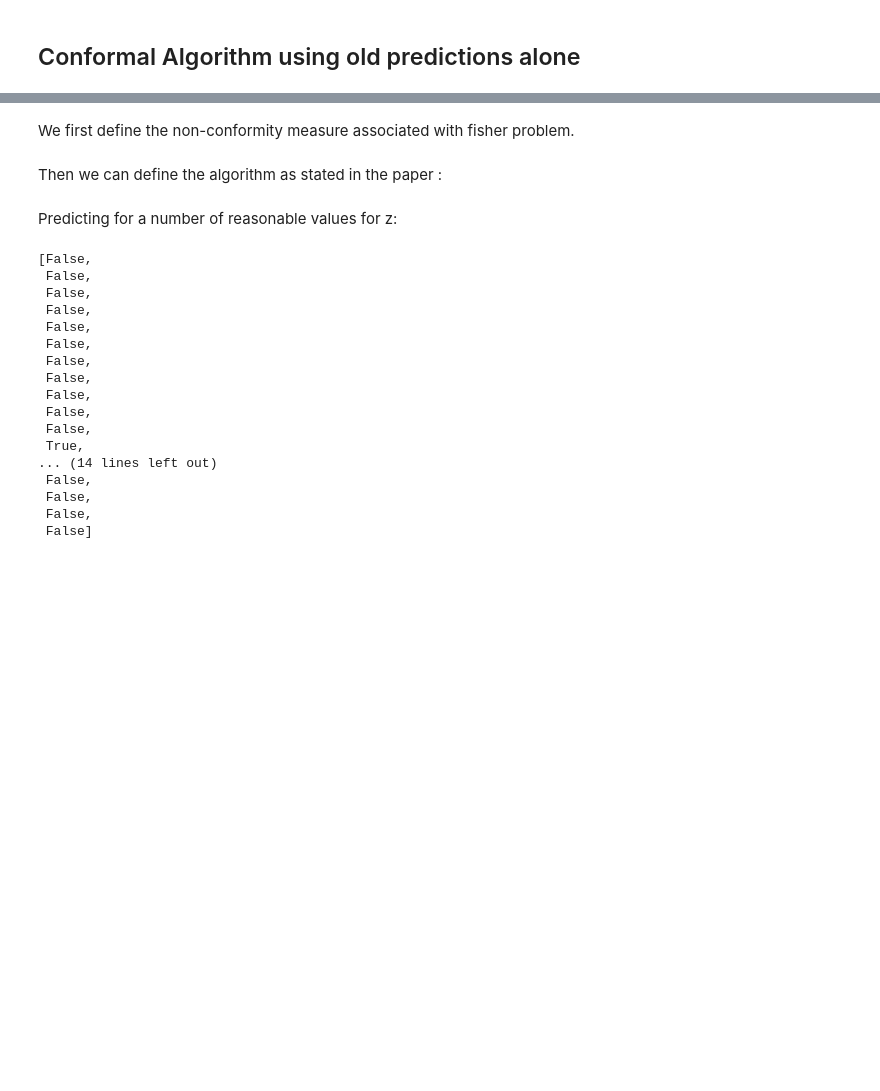
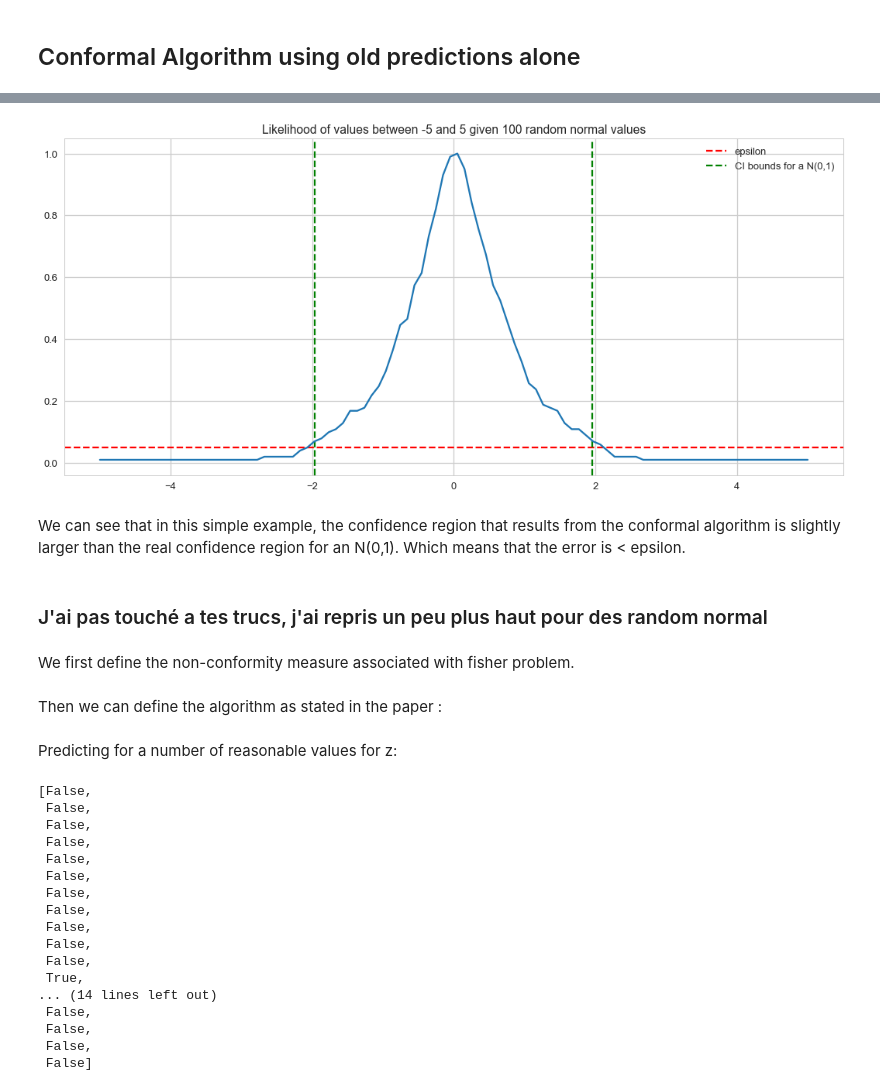
Before and after one commit to eacquarone/OnlineLearning, a Jupyter notebook: Online Learning.ipynb, the cells around one changed output, grey strips where cells are left out. Saved outputs shown, nothing was run; the diff lists cells and outputs as text; code cells hidden in the pictures; blank space fills up the shorter version.

```diff
--- a/Online Learning.ipynb
+++ b/Online Learning.ipynb
@@ -23,3 +116,31 @@ list_fisher = [17,20,10,17,12,15,19,22,17,
+# %%
+def conformal_algorithm_from_old_examples(non_conformity_measure, previous_examples, new_example, epsilon=0.05):
+    n = len(previous_examples) + 1
+    examples = list(previous_examples) + [new_example]
+
+    alphas = []
+    for i in range(n):
+        alphas.append(non_conformity_measure(examples[:i] + examples[i+1:], examples[i]))
+
+    p = np.mean(np.array(alphas) >= alphas[-1])
+    return p > epsilon, p
+# %%
+probabilities = [conformal_algorithm_from_old_examples(nonconformity_measure, Z, x, epsilon=0.05)[1] for x in space]
+# %%
+plt.figure(figsize=(18, 8))
+plt.title(f"Likelihood of values between -5 and 5 given {n} random normal values")
+plt.axhline(y=epsilon, color='r', linestyle='--', label="epsilon")
+plt.axvline(x=stats.norm.ppf(q=1-epsilon/2), color='green', linestyle='--', label="CI bounds for a N(0,1)")
+plt.axvline(x=-stats.norm.ppf(q=1-epsilon/2), color='green', linestyle='--')
+plt.plot(space, probabilities)
+plt.legend()
+plt.show()
+# %% [output]
+[figure, added]
+# %% [markdown]
+We can see that in this simple example, the confidence region that results from the conformal algorithm is slightly larger than the real confidence region for an N(0,1). Which means that the error is < epsilon.
+# %% [markdown]
+### J'ai pas touché a tes trucs, j'ai repris un peu plus haut pour des random normal
 # %% [markdown]
 We first define the non-conformity measure associated with fisher problem.
 # %%
```
Also changed, not shown: parts of 17 cells of this notebook, 1 other file.
